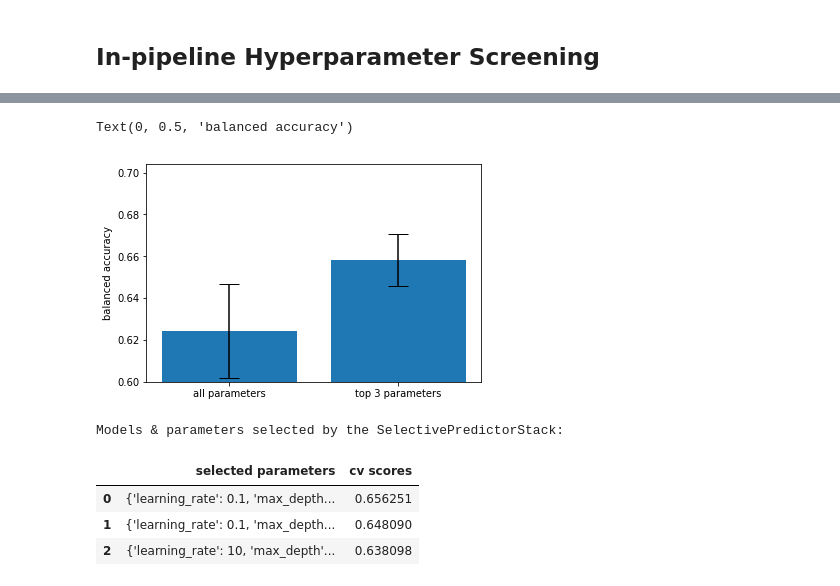
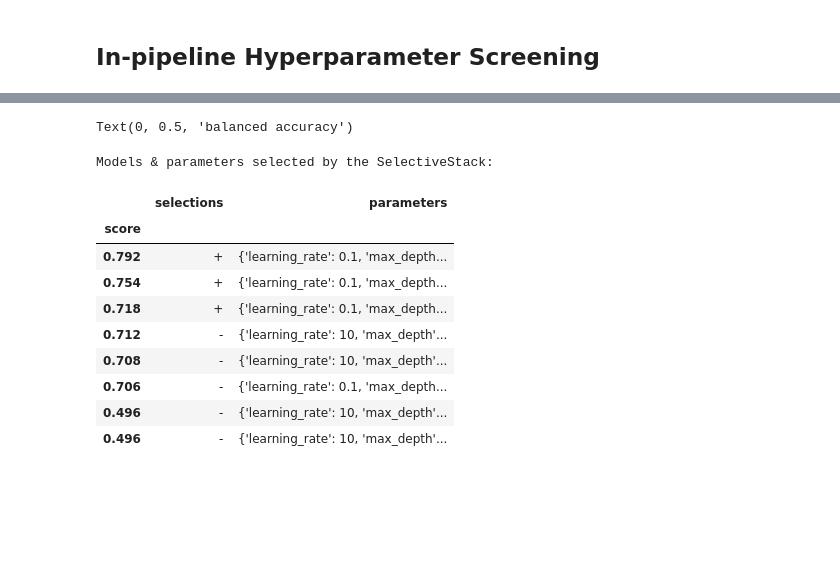
Before and after one commit to ajcallegari/scikit-multichannel, a Jupyter notebook: tutorial.ipynb, the cells around one changed output, grey strips where cells are left out. Drawn from its saved outputs; the diff is of its cells as text; code cells hidden in the pictures; blank space fills up the shorter version.

Commit message:
GridSearchStack implemented, tested, and added to tutorial

```diff
--- a/tutorial.ipynb
+++ b/tutorial.ipynb
@@ -515,33 +517,30 @@ from sklearn.pipeline import Pipeline
 
 import pipecaster as pc
 
-screening_paramters = {
+screen = {
      'learning_rate':[0.1, 10],
      'n_estimators':[5, 25],
      'max_depth':[3, 20]
 }
 
-param_list = list(ParameterGrid(screening_paramters))
-predictor_list = [GradientBoostingClassifier(**p) for p in param_list]
-
-n_cpus = pc.count_cpus()
-
 X, y_single = make_classification(n_classes=2, n_samples=500, n_features=100,
                                   n_informative=5, n_redundant=20, class_sep=.5)
 
-# pipecaster SelectivePredictorStack that selects all input models (i.e. no selection)
-clf1 = pc.SelectivePredictorStack(
-                 base_predictors=predictor_list,
+# pipecaster SelectiveStack that selects all input models (i.e. no selection)
+clf1 = pc.GridSearchStack(
+                 param_dict=screen,
+                 base_predictor_cls=GradientBoostingClassifier,
                  meta_predictor=pc.SoftVotingClassifier(),
                  internal_cv=5, scorer='auto',
-                 score_selector=None, base_processes=n_cpus)
+                 score_selector=None, base_processes=pc.count_cpus())
 
-# pipecaster SelectivePredictorStack that selects the 3 best models
-clf2 = pc.SelectivePredictorStack(
-                 base_predictors=predictor_list,
+# pipecaster SelectiveStack that selects the 3 best models
+clf2 = pc.GridSearchStack(
+                 param_dict=screen,
+                 base_predictor_cls=GradientBoostingClassifier,
                  meta_predictor=pc.SoftVotingClassifier(),
                  internal_cv=5, scorer='auto',
-                 score_selector=pc.RankScoreSelector(k=3), base_processes=n_cpus)
+                 score_selector=pc.RankScoreSelector(k=3), base_processes=pc.count_cpus())
 # %%
 from sklearn.model_selection import cross_val_score
 from sklearn.metrics import balanced_accuracy_score
@@ -558,18 +560,21 @@ plt.ylim(.6)
 plt.ylabel('balanced accuracy')
 # %% [output]
 Text(0, 0.5, 'balanced accuracy')
-[figure, removed]
 # %%
-print('Models & parameters selected by the SelectivePredictorStack:')
+print('Models & parameters selected by the SelectiveStack:')
 import pandas as pd
 clf2.fit(X, y_single)
-selected_parameters = [params for i, params in enumerate(param_list) if i in clf2.get_support()]
-scores = [model.score_ for model in clf2.base_models]
-pd.set_option('display.max_colwidth', -1)
-pd.DataFrame({'selected parameters':selected_parameters, 'cv scores':scores})
+pd.set_option('display.max_colwidth', 79)
+clf2.get_results_df()
 # %% [output]
-Models & parameters selected by the SelectivePredictorStack:
+Models & parameters selected by the SelectiveStack:
-|  | selected parameters | cv scores |
-| 0 | {'learning_rate': 0.1, 'max_depth... | 0.656251 |
-| 1 | {'learning_rate': 0.1, 'max_depth... | 0.648090 |
-| 2 | {'learning_rate': 10, 'max_depth'... | 0.638098 |
+|  | selections | parameters |
+| score |  |  |
+| 0.792 | + | {'learning_rate': 0.1, 'max_depth... |
+| 0.754 | + | {'learning_rate': 0.1, 'max_depth... |
+| 0.718 | + | {'learning_rate': 0.1, 'max_depth... |
+| 0.712 | - | {'learning_rate': 10, 'max_depth'... |
+| 0.708 | - | {'learning_rate': 10, 'max_depth'... |
+| 0.706 | - | {'learning_rate': 0.1, 'max_depth... |
+| 0.496 | - | {'learning_rate': 10, 'max_depth'... |
+| 0.496 | - | {'learning_rate': 10, 'max_depth'... |
```
Also changed, not shown: parts of 6 cells of this notebook, 10 other files.
